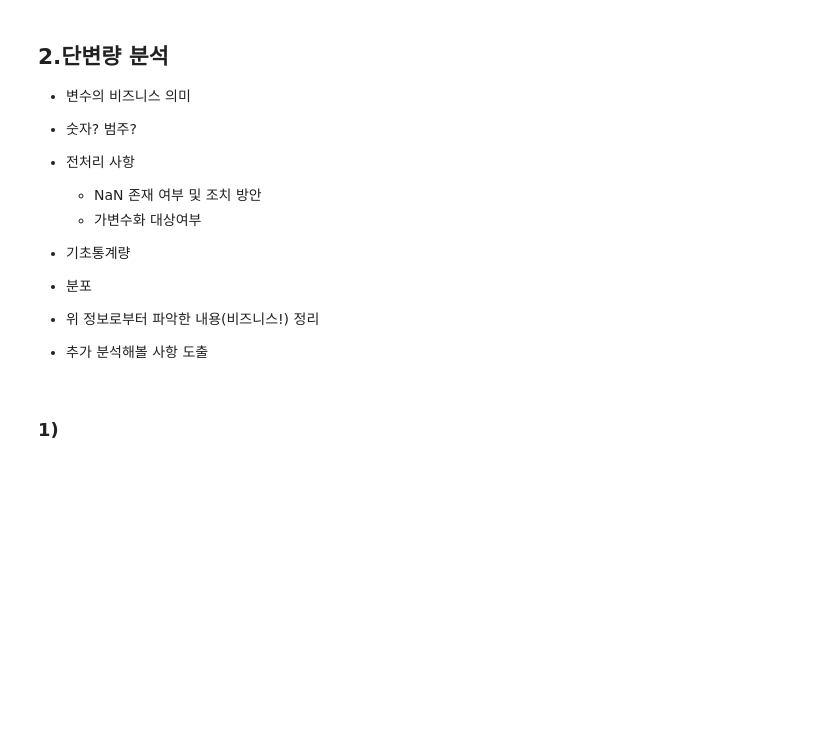
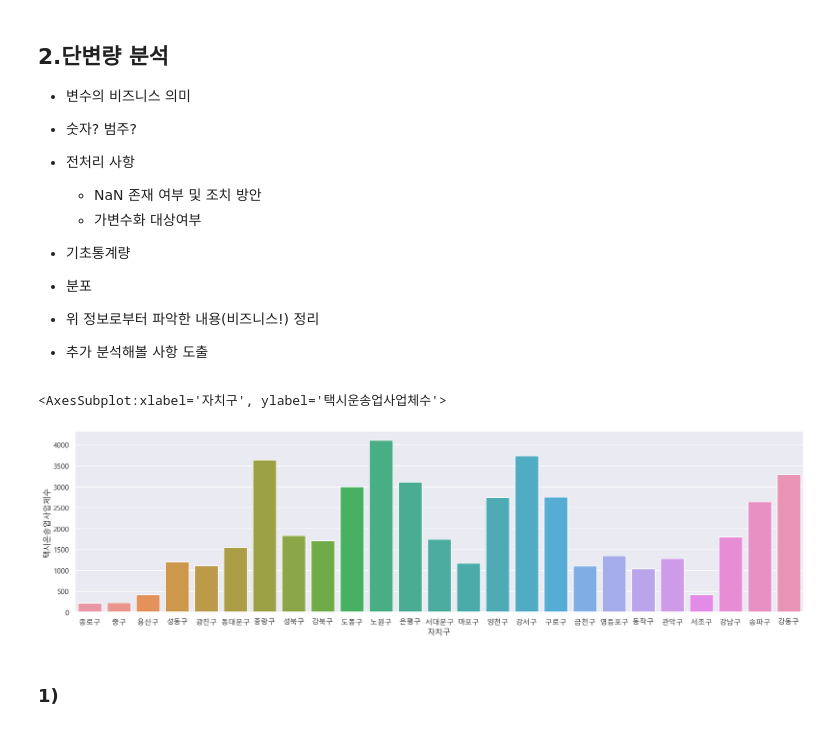
Before and after one commit to won4513/mini1, a Jupyter notebook: code/1.5 데이터 불러오기 및 분석(EDA)_1차_데이터 분석.ipynb, the cells around one changed output. Saved outputs shown, nothing was run; the diff lists cells and outputs as text; code cells hidden in the pictures; blank space fills up the shorter version.

```diff
--- a/code/1.5 데이터 불러오기 및 분석(EDA)_1차_데이터 분석.ipynb
+++ b/code/1.5 데이터 불러오기 및 분석(EDA)_1차_데이터 분석.ipynb
@@ -67,7 +67,7 @@ df_seoul_moving.head()
 | 4 | 4 | 광진구 | 22.779081 | 43.671869 | 9761770 | 18715186.44 |
 # %%
 # 아래에 실습코드를 작성하고 결과를 확인합니다.
-a = pd.merge(df_seoul_business,df_seoul_bus_station, how = 'i자치nner', on = '구')
+a = pd.merge(df_seoul_business,df_seoul_bus_station, how = 'inner', on = '자치구')
 b = pd.merge(df_seoul_moving,df_seoul_people, how = 'inner', on = '자치구')
 seoul_df = pd.merge(a,b, how = 'inner', on = '자치구')
 # %%
@@ -149,14 +277,25 @@ Name: 기간, dtype: object
 
 + 추가 분석해볼 사항 도출
 # %%
-# 시각화 한글폰트 설정
 import seaborn as sns
 import matplotlib.pyplot as plt
 
-plt.rc('font', family='nanum')
-sns.set(font="NanumGothicCoding",#"NanumGothicCoding",
+# 시각화 한글폰트 설정
+# 맑은 고딕
+
+plt.rc('font', family='Malgun Gothic')
+sns.set(font="Malgun Gothic",#"NanumGothicCoding",
         rc={"axes.unicode_minus":False}, # 마이너스 부호 깨짐 현상 해결
         style='darkgrid')
+
+# scipy
+import scipy.stats as spst
+# %%
+plt.figure(figsize = (20,5))
+sns.barplot('자치구','택시운송업사업체수', data = seoul_df)
+# %% [output]
+<AxesSubplot:xlabel='자치구', ylabel='택시운송업사업체수'>
+[figure, added]
 # %% [markdown]
 ### 1)
 # %% [markdown]
```
Also changed, not shown: parts of 13 cells of this notebook.
